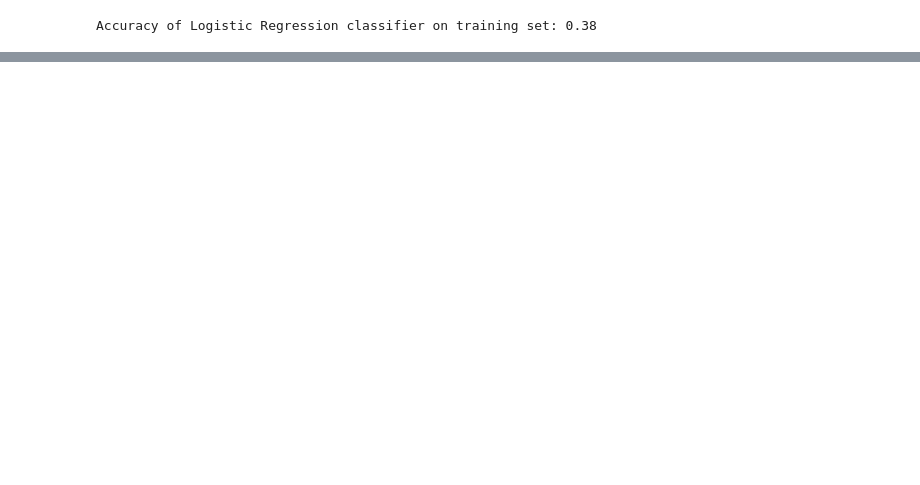
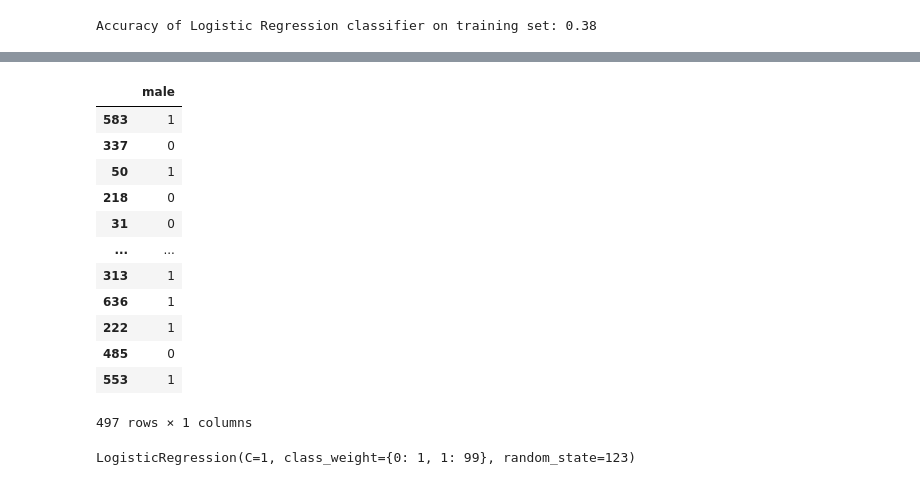
Before and after one commit to albertopuentes/classification-exercises, a Jupyter notebook: model.ipynb, the cells around one changed output, grey strips where cells are left out. Cells and saved outputs as stored; diff of their text form; code cells hidden in the pictures; blank space fills up the shorter version.

```diff
--- a/model.ipynb
+++ b/model.ipynb
@@ -342,0 +370,18 @@ nclude sex in your model as well. Note that you'll need to encode or create a du
+# %%
+# Generate dummy data for sex
+dummy_df = (pd.get_dummies(X_train.sex, drop_first=True))
+dummy_df
+# %% [output]
+|  | male |
+| 583 | 1 |
+| 337 | 0 |
+| 50 | 1 |
+| 218 | 0 |
+| 31 | 0 |
+| ... | ... |
+| 313 | 1 |
+| 636 | 1 |
+| 222 | 1 |
+| 485 | 0 |
+| 553 | 1 |
+497 rows × 1 columns
@@ -342,0 +391,6 @@ nclude sex in your model as well. Note that you'll need to encode or create a du
+# %%
+# fit the model
+logit2 = LogisticRegression(C=1, class_weight={0:1, 1:99}, random_state=123, intercept_scaling=1, solver='lbfgs')
+logit2.fit(X_train1, y_train)
+# %% [output]
+LogisticRegression(C=1, class_weight={0: 1, 1: 99}, random_state=123)
```
Also changed, not shown: parts of 12 cells of this notebook.
